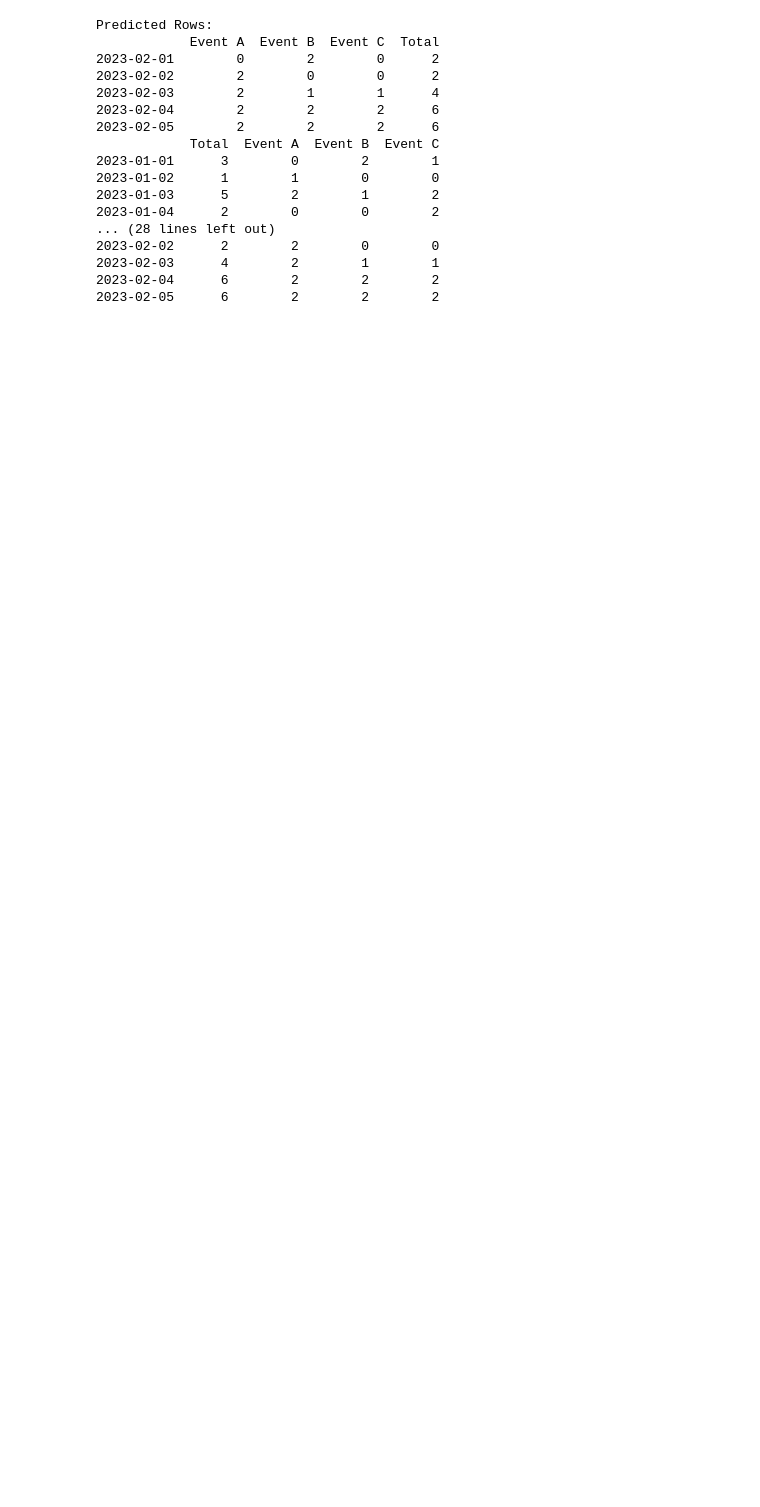
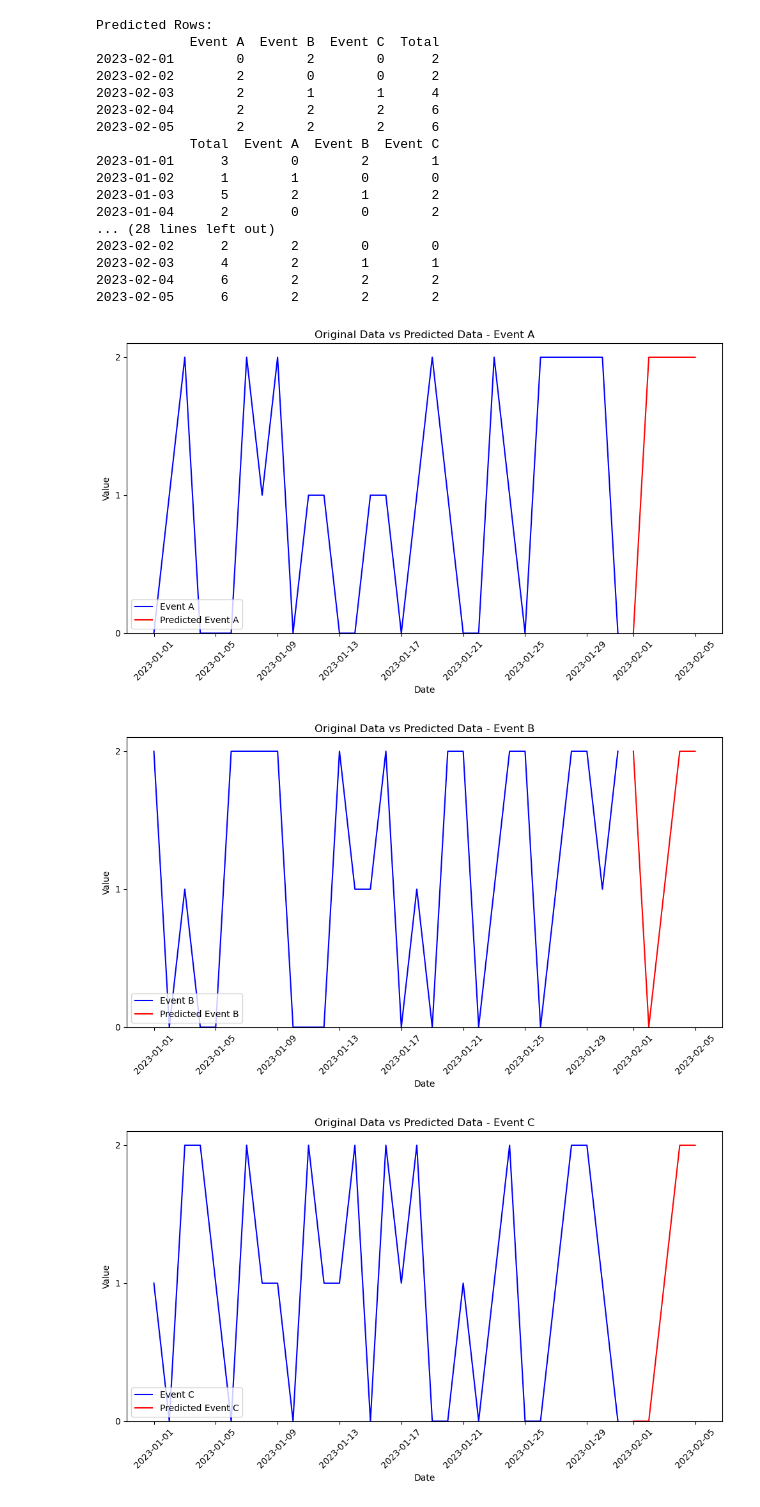
Before and after one commit to ax9900/script_dump, a Jupyter notebook: Untitled.ipynb, the cells around one changed output. Drawn from its saved outputs; the diff is of its cells as text; code cells hidden in the pictures; blank space fills up the shorter version.

```diff
--- a/Untitled.ipynb
+++ b/Untitled.ipynb
@@ -58,6 +60,29 @@ Predicted Rows:
 2023-02-03      4        2        1        1
 2023-02-04      6        2        2        2
 2023-02-05      6        2        2        2
+# %%
+# Plot the data for each event
+for column in event_columns:
+    plt.figure(figsize=(12, 6))  # Adjust figure size for better readability
+    # Original data in blue
+    plt.plot(data.index, data[column], label='Original', color='blue')
+    # Predicted data in red
+    plt.plot(predictions.index, predictions[column], label='Predicted', color='red')
+    plt.xlabel('Date')
+    plt.ylabel('Value')
+    plt.title(f'Original Data vs Predicted Data - {column}')
+    plt.gca().xaxis.set_major_formatter(mdates.DateFormatter('%Y-%m-%d'))  # Format x-axis dates
+    plt.gca().xaxis.set_major_locator(mdates.DayLocator(interval=7))  # Set x-axis tick interval to 7 days
+    plt.gca().yaxis.set_major_locator(plt.MaxNLocator(integer=True))  # Set y-axis to integers only
+    plt.ylim(bottom=0)  # Set y-axis lower limit to 0
+    plt.xticks(rotation=45)  # Rotate x-axis labels for better readability
+    plt.legend()
+    plt.tight_layout()  # Adjust spacing
+    plt.show()
+# %% [output]
+[figure, added]
+[figure, added]
+[figure, added]
 # %%
 # Reset the index and rename the column to 'Date'
 data_with_predictions.reset_index(inplace=True)
```
Also changed, not shown: parts of 1 cell of this notebook.
